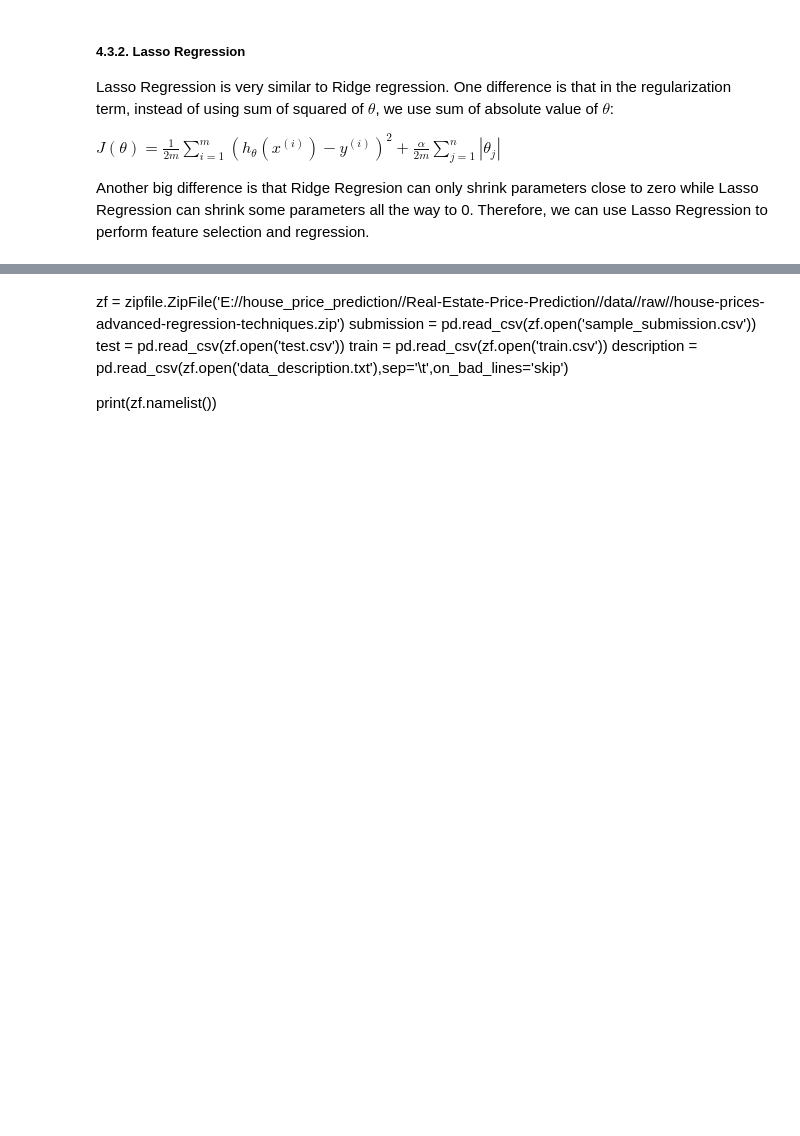
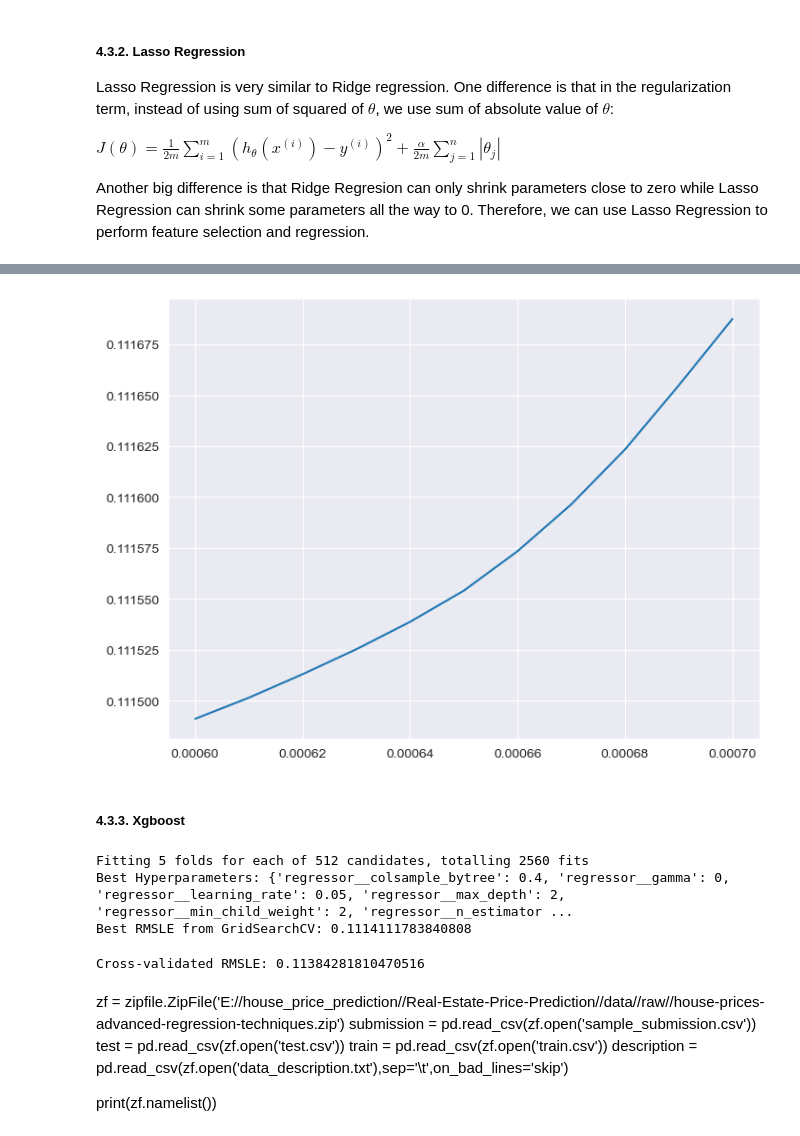
Before and after one commit to annugit1655/Real-Estate-Price-Prediction, a Jupyter notebook: Real-Estate-Price-Prediction/notebooks/house-price.ipynb, the cells around one changed output, grey strips where cells are left out. Drawn from its saved outputs; the diff is of its cells as text; code cells hidden in the pictures; blank space fills up the shorter version.

```diff
--- a/Real-Estate-Price-Prediction/notebooks/house-price.ipynb
+++ b/Real-Estate-Price-Prediction/notebooks/house-price.ipynb
@@ -962,7 +955,7 @@ Another big difference is that Ridge Regresion can only shrink parameters close
 # %%
 pipeline_lasso = Pipeline(steps=[
     ("preprocessor", preprocessor),
-    ("regressor", Lasso(max_iter=10000)) # Ensure enough iterrations
+    ("regressor", Lasso(max_iter=10000, random_state=42)) # Ensure enough iterrations
 ])
 
 alpha_list = list(np.linspace(0.0006, 0.0007, 11))
@@ -970,9 +963,9 @@ alpha_list = list(np.linspace(0.0006, 0.0007, 11))
 # Loop through values and evaluate with your RMSLE function
 lasso_results = {}
 for alpha in alpha_list:
-    pipeline_lasso.set_params(regressor__alpha=alpha)
-    score = getRMSLE(pipeline_lasso, X_train, y_train)
-    lasso_results[alpha] = score
+    pipeline_lasso.set_params(regressor__alpha=float(alpha))
+    score = float(getRMSLE(pipeline_lasso, X_train, y_train))
+    lasso_results[(float(alpha))] = score
 
 # Find best alpha
 best_alpha_lasso = min(lasso_results, key=lasso_results.get)
@@ -986,3 +979,55 @@ lasso = Lasso(alpha=best_alpha_lasso, max_iter=10000)
+# %%
+lasso_alphas = [alpha for alpha in lasso_results.keys()]
+lasso_scores = [score for score in lasso_results.values()]
+plt.figure(figsize=(8, 6))
+plt.plot(lasso_alphas, lasso_scores);
+# %% [output]
+[figure, added]
+# %% [markdown]
+##### **4.3.3. Xgboost**
+# %%
+from xgboost import XGBRegressor
+
+pipeline_xgb = Pipeline(steps=[
+    ("preprocessor", preprocessor),
+    ("regressor", XGBRegressor(objective="reg:squarederror",random_state=42))
+])
+
+#----params grid------
+params_grid = {
+    "regressor__n_estimators": [500, 1000],
+    "regressor__max_depth": [1, 2],
+    "regressor__min_child_weight": [1, 2],
+    "regressor__gamma": [0, 0.1],
+    "regressor__subsample": [0.6, 0.7],
+    "regressor__colsample_bytree": [0.4, 0.5],
+    "regressor__reg_alpha": [0.1, 0.4],
+    "regressor__reg_lambda": [0.4, 0.6],
+    "regressor__learning_rate": [0.01, 0.05],
+    "regressor__scale_pos_weight": [1]
+}
+
+# GridSearchCV for hyperparameter tuning
+from sklearn.model_selection import GridSearchCV
+grid_search = GridSearchCV(
+    estimator=pipeline_xgb, param_grid=params_grid,
+    scoring="neg_mean_squared_error", cv=5, n_jobs=-1, verbose=2
+)
+grid_search.fit(X_train, y_train)
+
+print("Best Hyperparameters:", grid_search.best_params_)
+print("Best RMSLE from GridSearchCV:", np.sqrt(-grid_search.best_score_))
+# %% [output]
+Fitting 5 folds for each of 512 candidates, totalling 2560 fits
+Best Hyperparameters: {'regressor__colsample_bytree': 0.4, 'regressor__gamma': 0, 'regressor__learning_rate': 0.05, 'regressor__max_depth': 2, 'regressor__min_child_weight': 2, 'regressor__n_estimator ...
+Best RMSLE from GridSearchCV: 0.1114111783840808
+# %%
+# RMSLE evaluation
+best_pipeline = grid_search.best_estimator_
+rmsle_score = getRMSLE(best_pipeline, X_train, y_train)
+print("Cross-validated RMSLE:", rmsle_score)
+# %% [output]
+Cross-validated RMSLE: 0.11384281810470516
 # %% [markdown]
 zf = zipfile.ZipFile('E://house_price_prediction//Real-Estate-Price-Prediction//data//raw//house-prices-advanced-regression-techniques.zip')
 submission = pd.read_csv(zf.open('sample_submission.csv'))
```
Also changed, not shown: parts of 20 cells of this notebook.
